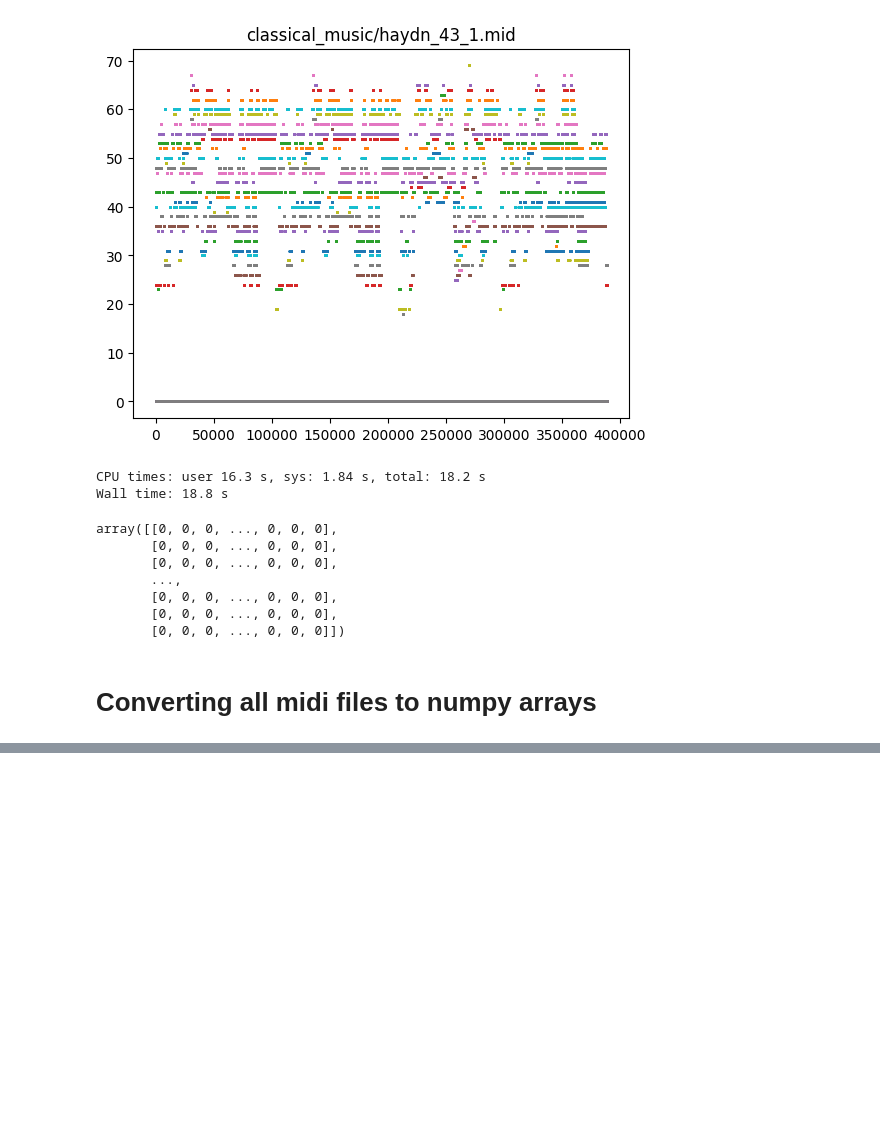
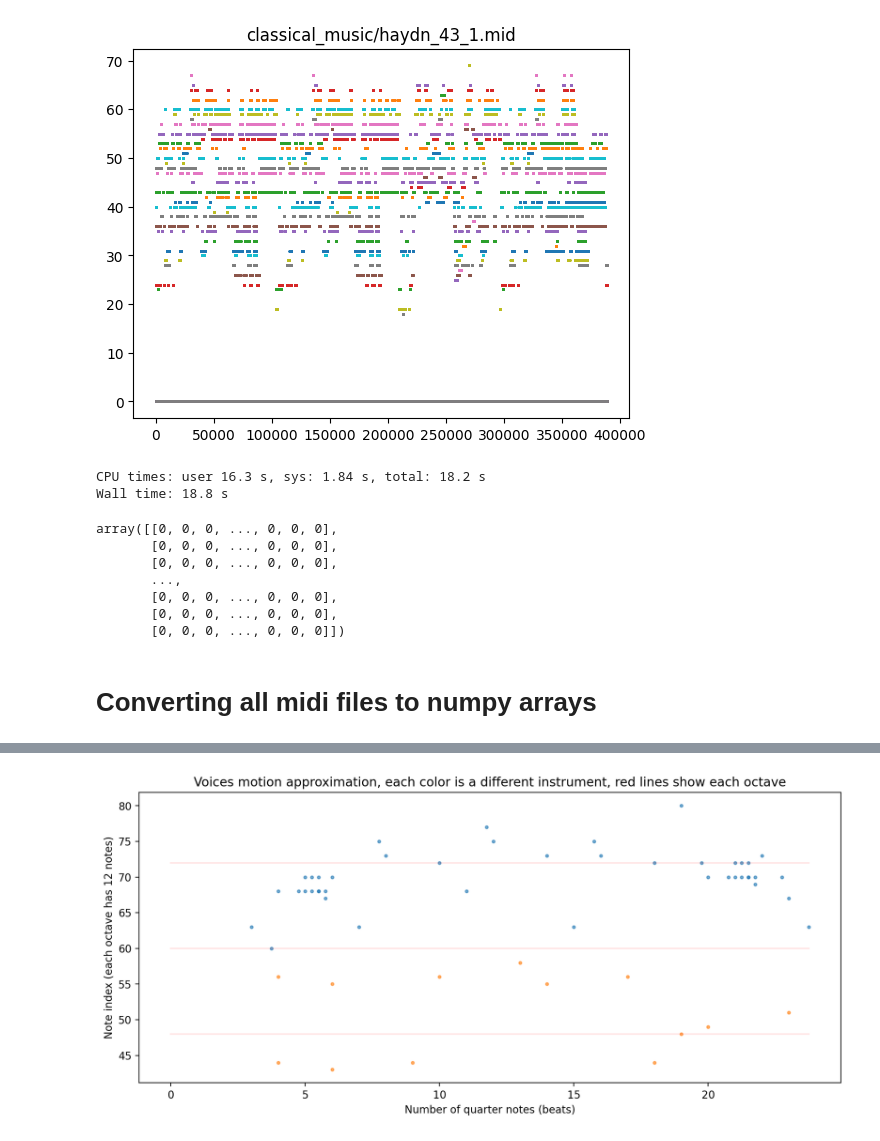
Before and after one commit to falba3/AdvancedAI, a Jupyter notebook: datasets.ipynb, the cells around one changed output, grey strips where cells are left out. Cells and saved outputs as stored; diff of their text form; code cells hidden in the pictures; blank space fills up the shorter version.

Commit message:
Nov 6 - converting midi

```diff
--- a/datasets.ipynb
+++ b/datasets.ipynb
@@ -200,0 +239,20 @@ classical_music_dict[0]
+# %%
+from music21 import converter, corpus, instrument, midi, note, chord, pitch
+
+
+def open_midi(midi_path, remove_drums):
+    # There is an one-line method to read MIDIs
+    # but to remove the drums we need to manipulate some
+    # low level MIDI events.
+    mf = midi.MidiFile()
+    mf.open(midi_path)
+    mf.read()
+    mf.close()
+    if (remove_drums):
+        for i in range(len(mf.tracks)):
+            mf.tracks[i].events = [ev for ev in mf.tracks[i].events if ev.channel != 10]
+
+    return midi.translate.midiFileToStream(mf)
+
+base_midi = open_midi(first_classical_midi, True)
+base_midi
@@ -200,0 +274,57 @@ classical_music_dict[0]
+# %%
+import matplotlib.pyplot as plt
+import matplotlib.lines as mlines
+
+def extract_notes(midi_part):
+    parent_element = []
+    ret = []
+    for nt in midi_part.flat.notes:
+        if isinstance(nt, note.Note):
+            ret.append(max(0.0, nt.pitch.ps))
+            parent_element.append(nt)
+        elif isinstance(nt, chord.Chord):
+            for pitch in nt.pitches:
+                ret.append(max(0.0, pitch.ps))
+                parent_element.append(nt)
+
+    return ret, parent_element
+
+def print_parts_countour(midi):
+    fig = plt.figure(figsize=(12, 5))
+    ax = fig.add_subplot(1, 1, 1)
+    minPitch = pitch.Pitch('C10').ps
+    maxPitch = 0
+    xMax = 0
+
+    # Drawing notes.
+    for i in range(len(midi.parts)):
+        top = midi.parts[i].flat.notes
+        y, parent_element = extract_notes(top)
+        if (len(y) < 1): continue
+
+        x = [n.offset for n in parent_element]
+        ax.scatter(x, y, alpha=0.6, s=7)
+
+        aux = min(y)
+        if (aux < minPitch): minPitch = aux
+
+        aux = max(y)
+        if (aux > maxPitch): maxPitch = aux
+
+        aux = max(x)
+        if (aux > xMax): xMax = aux
+
+    for i in range(1, 10):
+        linePitch = pitch.Pitch('C{0}'.format(i)).ps
+        if (linePitch > minPitch and linePitch < maxPitch):
+            ax.add_line(mlines.Line2D([0, xMax], [linePitch, linePitch], color='red', alpha=0.1))
+
+    plt.ylabel("Note index (each octave has 12 notes)")
+    plt.xlabel("Number of quarter notes (beats)")
+    plt.title('Voices motion approximation, each color is a different instrument, red lines show each octave')
+    plt.show()
+
+# Focusing only on 6 first measures to make it easier to understand.
+print_parts_countour(base_midi.measures(0, 6))
+# %% [output]
+[figure, added]
```
Also changed, not shown: parts of 7 cells of this notebook.
